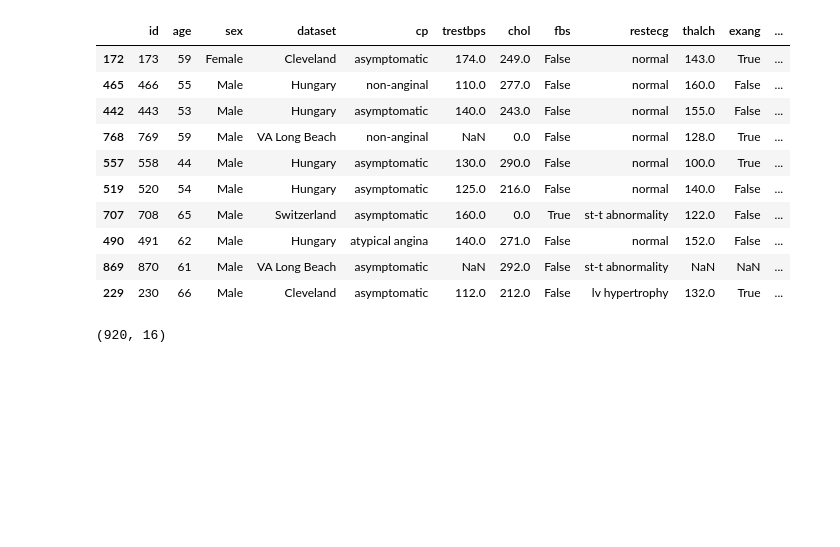
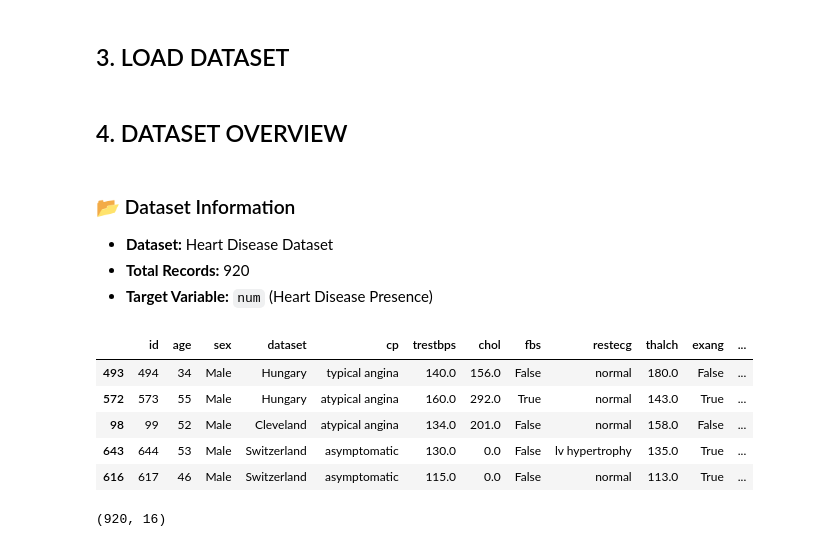
Before and after one commit to himashooo/Heart-Disease-Prediction, a Jupyter notebook: Heart Disease.ipynb, the cells around one changed output. Cells and saved outputs as stored; diff of their text form; code cells hidden in the pictures; blank space fills up the shorter version.

```diff
--- a/Heart Disease.ipynb
+++ b/Heart Disease.ipynb
@@ -3,22 +22,26 @@ import pandas as pd
 import numpy as np
 import matplotlib.pyplot as plt
 import seaborn as sns
+# %% [markdown]
+## 3. LOAD DATASET
 # %%
 df=pd.read_csv('heart_disease.csv')
+# %% [markdown]
+## 4. DATASET OVERVIEW
+# %% [markdown]
+### 📂 Dataset Information
+- **Dataset:** Heart Disease Dataset
+- **Total Records:** 920
+- **Target Variable:** `num` (Heart Disease Presence)
 # %%
-df.sample(10)
+df.sample(5)
 # %% [output]
 |  | id | age | sex | dataset | cp | trestbps | chol | fbs | restecg | thalch | exang | ... |
-| 172 | 173 | 59 | Female | Cleveland | asymptomatic | 174.0 | 249.0 | False | normal | 143.0 | True | ... |
-| 465 | 466 | 55 | Male | Hungary | non-anginal | 110.0 | 277.0 | False | normal | 160.0 | False | ... |
-| 442 | 443 | 53 | Male | Hungary | asymptomatic | 140.0 | 243.0 | False | normal | 155.0 | False | ... |
-| 768 | 769 | 59 | Male | VA Long Beach | non-anginal | NaN | 0.0 | False | normal | 128.0 | True | ... |
-| 557 | 558 | 44 | Male | Hungary | asymptomatic | 130.0 | 290.0 | False | normal | 100.0 | True | ... |
-| 519 | 520 | 54 | Male | Hungary | asymptomatic | 125.0 | 216.0 | False | normal | 140.0 | False | ... |
-| 707 | 708 | 65 | Male | Switzerland | asymptomatic | 160.0 | 0.0 | True | st-t abnormality | 122.0 | False | ... |
-| 490 | 491 | 62 | Male | Hungary | atypical angina | 140.0 | 271.0 | False | normal | 152.0 | False | ... |
-| 869 | 870 | 61 | Male | VA Long Beach | asymptomatic | NaN | 292.0 | False | st-t abnormality | NaN | NaN | ... |
-| 229 | 230 | 66 | Male | Cleveland | asymptomatic | 112.0 | 212.0 | False | lv hypertrophy | 132.0 | True | ... |
+| 493 | 494 | 34 | Male | Hungary | typical angina | 140.0 | 156.0 | False | normal | 180.0 | False | ... |
+| 572 | 573 | 55 | Male | Hungary | atypical angina | 160.0 | 292.0 | True | normal | 143.0 | True | ... |
+| 98 | 99 | 52 | Male | Cleveland | atypical angina | 134.0 | 201.0 | False | normal | 158.0 | False | ... |
+| 643 | 644 | 53 | Male | Switzerland | asymptomatic | 130.0 | 0.0 | False | lv hypertrophy | 135.0 | True | ... |
+| 616 | 617 | 46 | Male | Switzerland | asymptomatic | 115.0 | 0.0 | False | normal | 113.0 | True | ... |
 # %%
 df.shape
 # %% [output]
```
Also changed, not shown: parts of 27 cells of this notebook.
